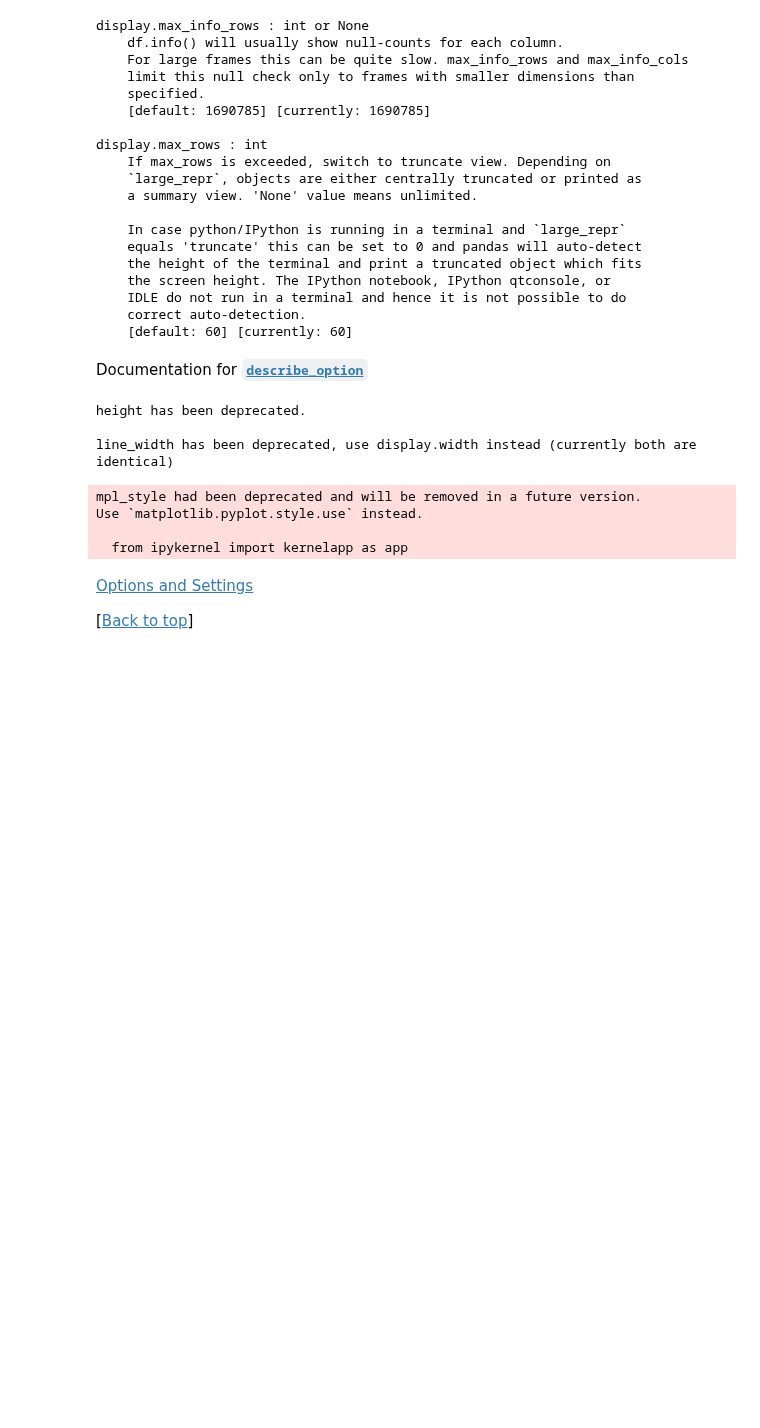
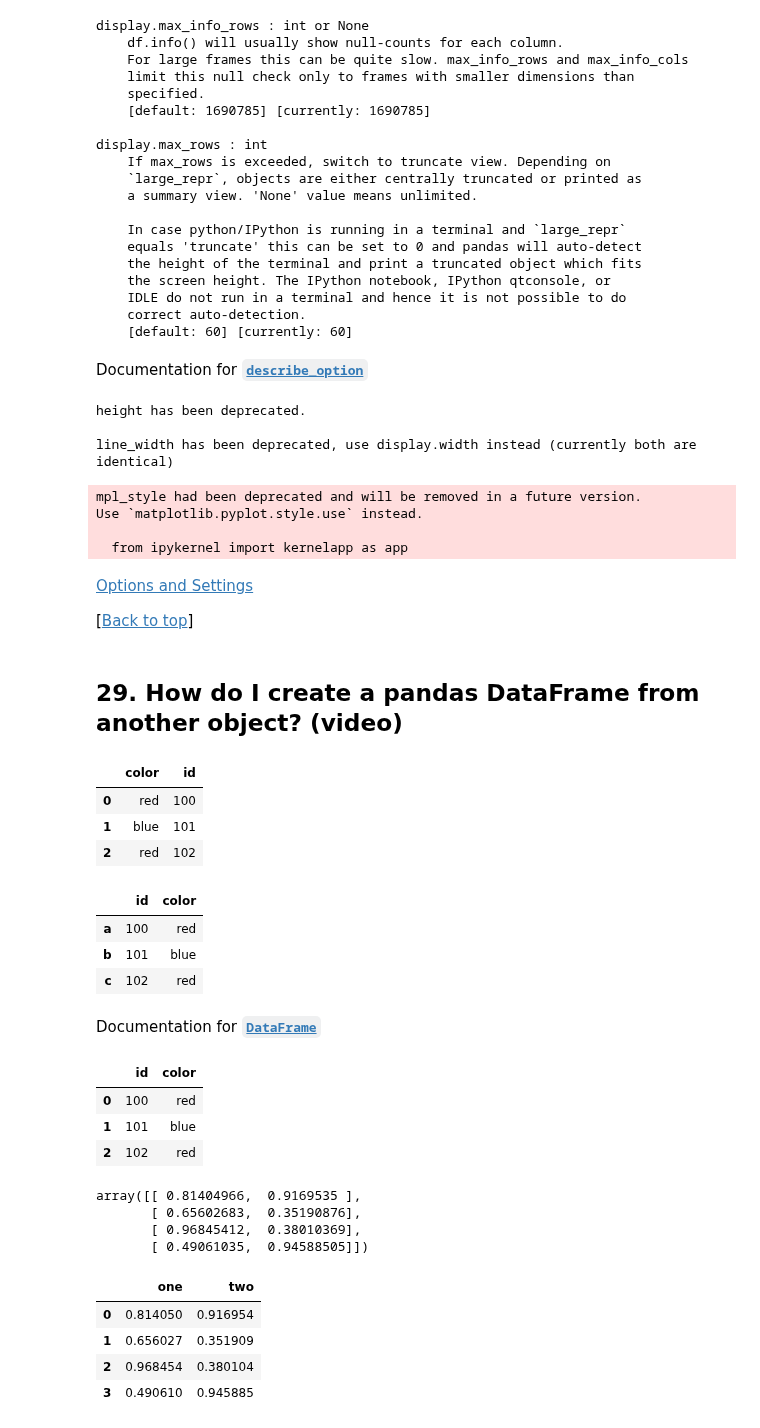
Before and after one commit to justmarkham/pandas-videos, a Jupyter notebook: pandas.ipynb, the cells around one changed output. Drawn from its saved outputs; the diff is of its cells as text; code cells hidden in the pictures; blank space fills up the shorter version.

Commit message:
add code for video 29

```diff
--- a/pandas.ipynb
+++ b/pandas.ipynb
@@ -3192,3 +3193,51 @@ Use `matplotlib.pyplot.style.use` instead.
 [Options and Settings](http://pandas.pydata.org/pandas-docs/stable/options.html)
 
 [<a href="#Python-pandas-Q&A-video-series-by-Data-School">Back to top</a>]
+# %% [markdown]
+## 29. How do I create a pandas DataFrame from another object? (video)
+# %%
+# create a DataFrame from a dictionary (keys become column names, values become data)
+pd.DataFrame({'id':[100, 101, 102], 'color':['red', 'blue', 'red']})
+# %% [output]
+|  | color | id |
+| 0 | red | 100 |
+| 1 | blue | 101 |
+| 2 | red | 102 |
+# %%
+# optionally specify the order of columns and define the index
+df = pd.DataFrame({'id':[100, 101, 102], 'color':['red', 'blue', 'red']}, columns=['id', 'color'], index=['a', 'b', 'c'])
+df
+# %% [output]
+|  | id | color |
+| a | 100 | red |
+| b | 101 | blue |
+| c | 102 | red |
+# %% [markdown]
+Documentation for [**`DataFrame`**](http://pandas.pydata.org/pandas-docs/stable/generated/pandas.DataFrame.html)
+# %%
+# create a DataFrame from a list of lists (each inner list becomes a row)
+pd.DataFrame([[100, 'red'], [101, 'blue'], [102, 'red']], columns=['id', 'color'])
+# %% [output]
+|  | id | color |
+| 0 | 100 | red |
+| 1 | 101 | blue |
+| 2 | 102 | red |
+# %%
+# create a NumPy array (with shape 4 by 2) and fill it with random numbers between 0 and 1
+import numpy as np
+arr = np.random.rand(4, 2)
+arr
+# %% [output]
+array([[ 0.81404966,  0.9169535 ],
+       [ 0.65602683,  0.35190876],
+       [ 0.96845412,  0.38010369],
+       [ 0.49061035,  0.94588505]])
+# %%
+# create a DataFrame from the NumPy array
+pd.DataFrame(arr, columns=['one', 'two'])
+# %% [output]
+|  | one | two |
+| 0 | 0.814050 | 0.916954 |
+| 1 | 0.656027 | 0.351909 |
+| 2 | 0.968454 | 0.380104 |
+| 3 | 0.490610 | 0.945885 |
```
Also changed, not shown: parts of 10 cells of this notebook, 1 other file.
